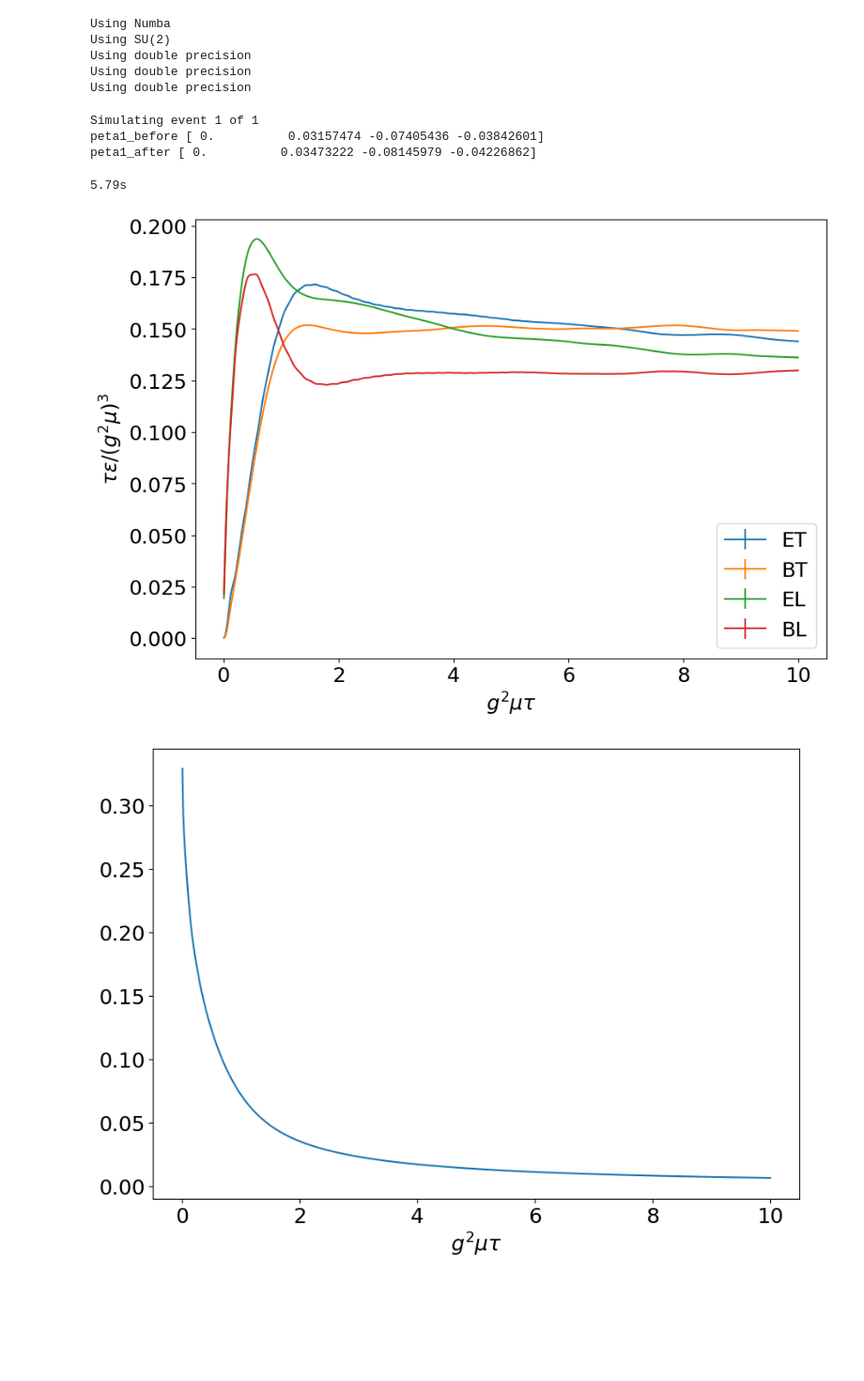
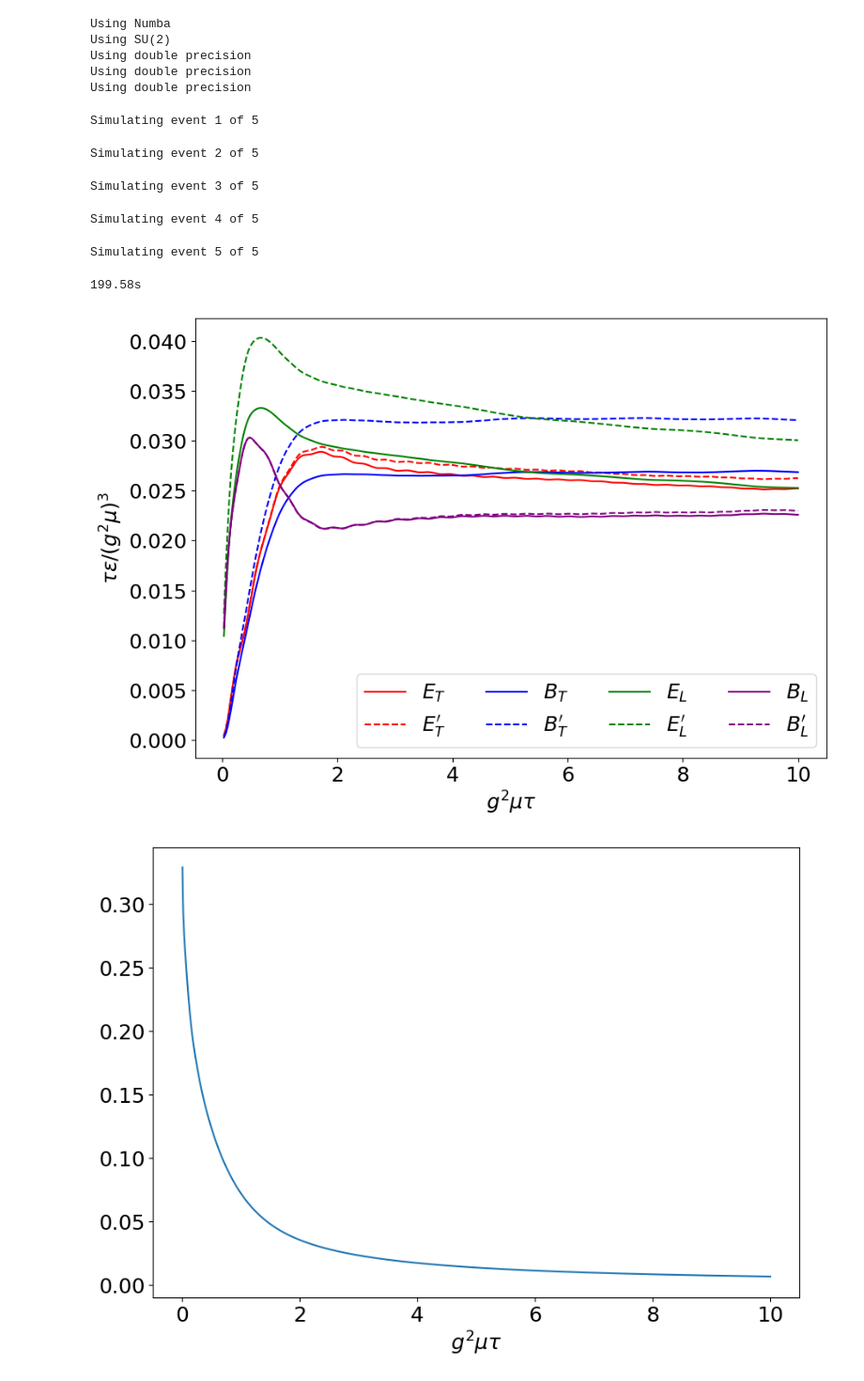
Before and after one commit to avramescudana/curraun, a Jupyter notebook: notebooks/Energy density of the Glasma.ipynb, the cells around one changed output. Shown at 94% size. Drawn from its saved outputs; the diff is of its cells as text; code cells hidden in the pictures; blank space fills up the shorter version.

Commit message:
Energy density for sprime with constant factor in Peta.

```diff
--- a/notebooks/Energy density of the Glasma.ipynb
+++ b/notebooks/Energy density of the Glasma.ipynb
@@ -212,8 +237,8 @@ tau_max = 10.0 / g2mu * hbarc  # Maximum proper time
 
 p_lappi = {
     'L':    L,                 # transverse size [fm]
-    'N':    64,              # lattice size
-    'DTS':  4,                # time steps per transverse spacing
+    'N':    512,              # lattice size
+    'DTS':  8,                # time steps per transverse spacing
     'TMAX': tau_max,           # max. proper time (tau) [fm/c]
 
     'G':    g,                 # YM coupling constant
@@ -222,7 +247,7 @@ p_lappi = {
     'UV':   100000.0,          # UV regulator [GeV]
     'NS':   1,                 # number of color sheets
 
-    'NE':   1,                # number of events
+    'NE':   5,                # number of events
 }
 
 from time import time
@@ -232,10 +257,12 @@ t2 = time()
 
 print("{:3.2f}s".format(t2-t1))
 # %% [output]
-Simulating event 1 of 1
-peta1_before [ 0.          0.03157474 -0.07405436 -0.03842601]
-peta1_after [ 0.          0.03473222 -0.08145979 -0.04226862]
+Simulating event 1 of 5
-5.79s
+Simulating event 2 of 5
+Simulating event 3 of 5
+Simulating event 4 of 5
+Simulating event 5 of 5
+199.58s
 # %%
 import matplotlib.pyplot as plt
 
@@ -246,18 +273,32 @@ plt.rcParams.update({'font.size':18})
 # %%
 r = r_lappi
 tau = r["tau"] / hbarc
-plt.errorbar(tau, r["ET"], yerr=r["ET_std"], errorevery=100, label="ET")
-plt.errorbar(tau, r["BT"], yerr=r["BT_std"], errorevery=100, label="BT")
-plt.errorbar(tau, r["EL"], yerr=r["EL_std"], errorevery=100, label="EL")
-plt.errorbar(tau, r["BL"], yerr=r["BL_std"], errorevery=100, label="BL")
+# plt.errorbar(tau, r["ET"], yerr=r["ET_std"], errorevery=100, label="ET")
+# plt.errorbar(tau, r["BT"], yerr=r["BT_std"], errorevery=100, label="BT")
+# plt.errorbar(tau, r["EL"], yerr=r["EL_std"], errorevery=100, label="EL")
+# plt.errorbar(tau, r["BL"], yerr=r["BL_std"], errorevery=100, label="BL")
+
+colors = ['red', 'blue', 'green', 'purple']
+
+plt.plot(tau, r["ET"], label=r"$E_T$", color=colors[0])
+plt.plot(tau, r["ETp"], label=r"$E_T^{\prime}$", linestyle="dashed", color=colors[0])
+
+plt.plot(tau, r["BT"], label=r"$B_T$", color=colors[1])
+plt.plot(tau, r["BTp"], label=r"$B_T^{\prime}$", linestyle="dashed", color=colors[1])
+
+plt.plot(tau, r["EL"], label=r"$E_L$", color=colors[2])
+plt.plot(tau, r["ELp"], label=r"$E_L^{\prime}$", linestyle="dashed", color=colors[2])
+
+plt.plot(tau, r["BL"], label=r"$B_L$", color=colors[3])
+plt.plot(tau, r["BLp"], label=r"$B_L^{\prime}$", linestyle="dashed", color=colors[3])
 
 plt.ylabel(r"$\tau \varepsilon / (g^2 \mu)^3$")
 plt.xlabel(r"$g^2 \mu \tau$")
-plt.legend()
+plt.legend(ncols=4)
 plt.show()
 #plt.ylabel("$\\tau \epsilon \quad [ \mathrm{GeV} / \mathrm{fm}^2 ]$")
 # %% [output]
-[figure, old version]
+[figure, new version]
 # %%
 plt.errorbar(tau, r["energy"] * hbarc ** 3, yerr=r["energy_std"] * hbarc ** 3, errorevery=20)
 plt.xlabel(r"$g^2 \mu \tau$")
```
Also changed, not shown: parts of 1 cell of this notebook, 1 other file.
